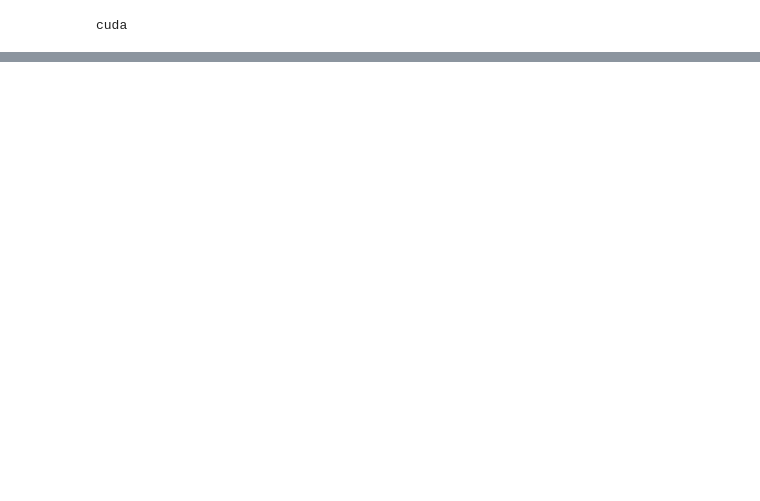
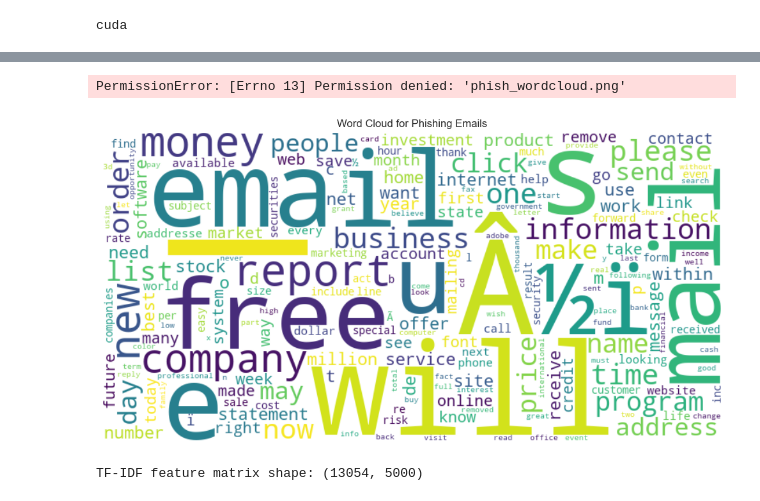
Before and after one commit to moanv2/phishing_repo_thesis, a Jupyter notebook: DeepLearning/ANN_new.ipynb, the cells around one changed output, grey strips where cells are left out. Drawn from its saved outputs; the diff is of its cells as text; code cells hidden in the pictures; blank space fills up the shorter version.

Commit message:
Completed ANN with requirements (TF-IDF, Wordcloud, train/val/test)

```diff
--- a/DeepLearning/ANN_new.ipynb
+++ b/DeepLearning/ANN_new.ipynb
@@ -63,16 +99,61 @@ Index(['Email Text', 'label'], dtype='object')
+# %%
+# Fill any missing text values
+train_dl['Email Text'] = train_dl['Email Text'].fillna('')
+val_dl['Email Text'] = val_dl['Email Text'].fillna('')
+test_dl['Email Text'] = test_dl['Email Text'].fillna('')
+# %%
+# Wordcloud to visualize the data
+def generate_wordcloud(data, title, filename):
+    # Combine all text
+    all_text = ' '.join(data['Email Text'])
+
+    # Create word cloud
+    wordcloud = WordCloud(width=800, height=400,
+                         background_color='white',
+                         max_words=200,
+                         collocations=False,
+                         contour_width=3,
+                         contour_color='steelblue').generate(all_text)
+
+    # Display
+    plt.figure(figsize=(10, 6))
+    plt.imshow(wordcloud, interpolation='bilinear')
+    plt.axis('off')
+    plt.title(title)
+    plt.tight_layout()
+    plt.savefig(filename)
+    plt.show()
+
+# Generate word clouds for spam and ham emails
+spam_emails = train_dl[train_dl['label'] == 1]
+ham_emails = train_dl[train_dl['label'] == 0]
+
+generate_wordcloud(spam_emails, 'Word Cloud for Phishing Emails', 'phish_wordcloud.png')
+generate_wordcloud(ham_emails, 'Word Cloud for Safe Emails', 'safe_wordcloud.png')
+# %% [output]
+PermissionError: [Errno 13] Permission denied: 'phish_wordcloud.png'
+[figure, added]
 # %%
-# Step 1 pre-process
-def preprocess_text(texts, max_len=100, max_words=10000):
-    """
-    Tokenize and pad text data
-    """
-    tokenizer = Tokenizer(num_words=max_words)
-    tokenizer.fit_on_texts(texts)
-    sequences = tokenizer.texts_to_sequences(texts)
-    word_index = tokenizer.word_index
-    padded_sequences = pad_sequences(sequences, maxlen=max_len, padding='post')
+# TF-IDF Vectorization
+tfidf_vectorizer = TfidfVectorizer(max_features=5000,  # Limit features
+                                  stop_words='english',  # Remove common English stop words
+                                  min_df=5,  # Minimum document frequency
+                                  max_df=0.7,  # Maximum document frequency
+                                  ngram_range=(1, 2))  # Include unigrams and bigrams
 
-    print(f"Vocabulary size: {len(word_index)}")
-    print(f"Example padded sequence shape: {padded_sequences.shape}")
+# Extract features and target variables
+X_train = train_dl['Email Text']
+y_train = train_dl['label']
+X_val = val_dl['Email Text']
+y_val = val_dl['label']
+X_test = test_dl['Email Text']
+y_test = test_dl['label']
 
-    return padded_sequences, word_index, tokenizer
+# Transform the data
+X_train_tfidf = tfidf_vectorizer.fit_transform(X_train)
+X_val_tfidf = tfidf_vectorizer.transform(X_val)
+X_test_tfidf = tfidf_vectorizer.transform(X_test)
+
+print("\nTF-IDF feature matrix shape:", X_train_tfidf.shape)
+# %% [output]
+TF-IDF feature matrix shape: (13054, 5000)
```
Also changed, not shown: parts of 8 cells of this notebook.
